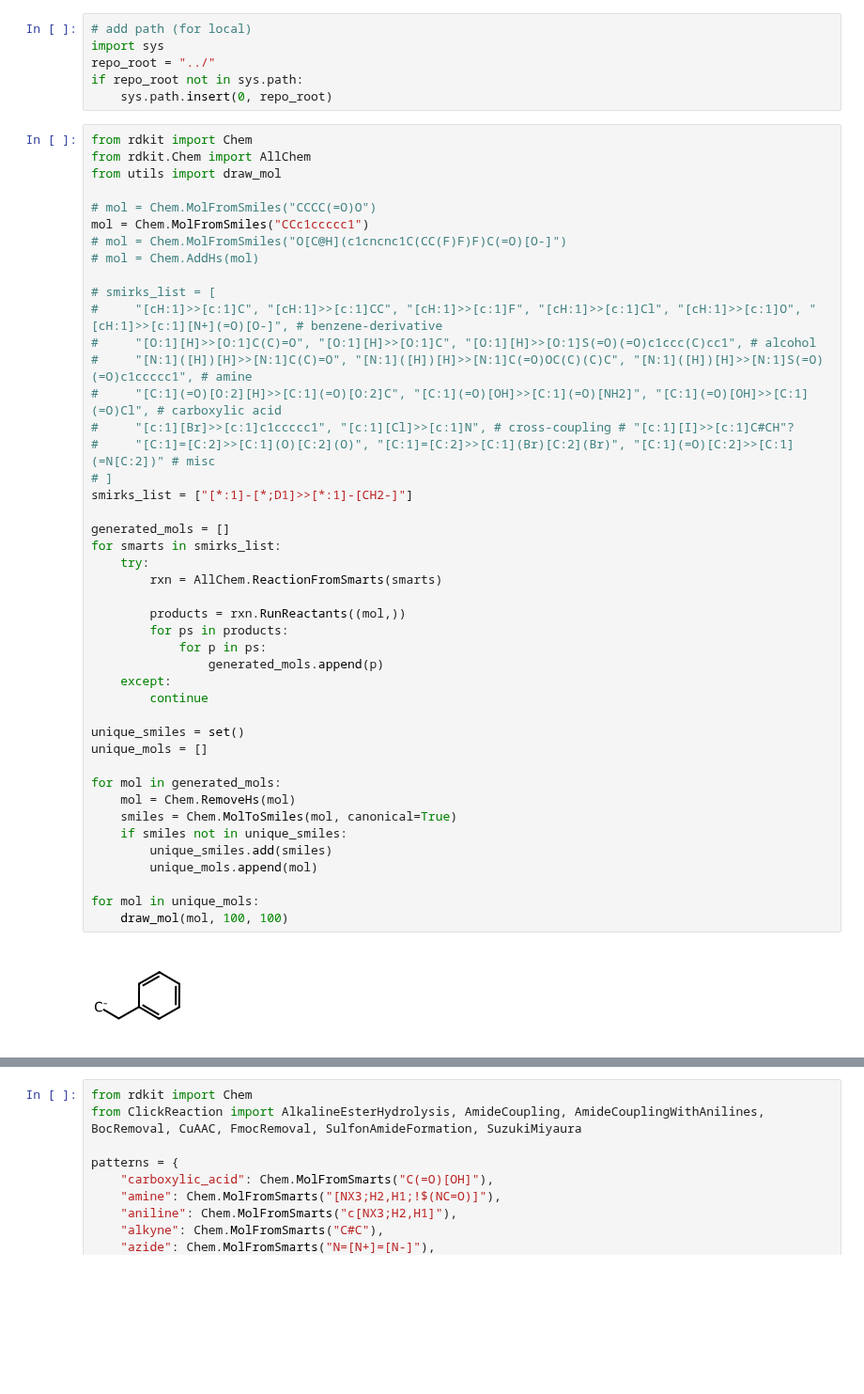
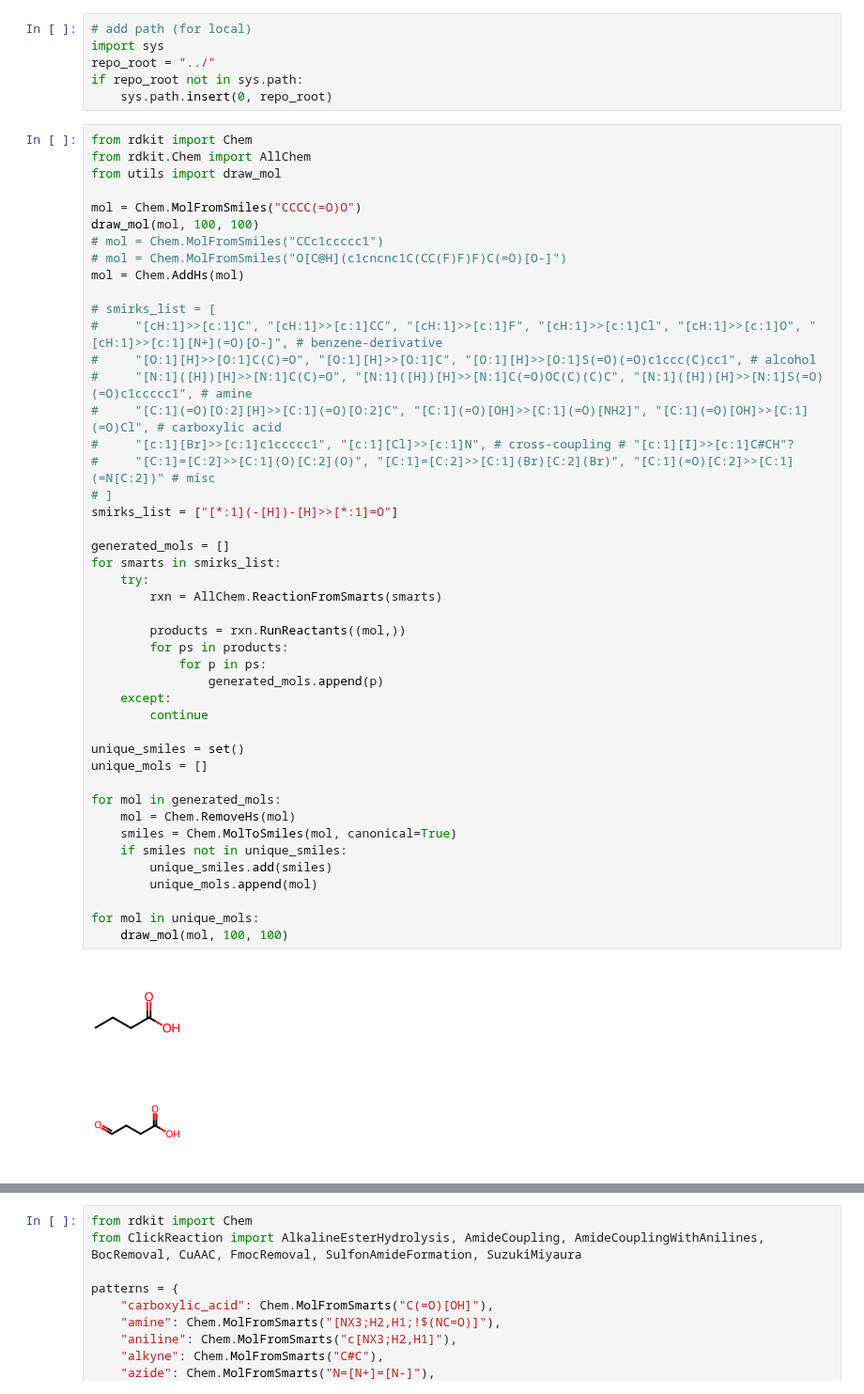
Before and after one commit to molecule-generator-collection/ChemTSv3, a Jupyter notebook: sandbox/test.ipynb, the cells around one changed output, grey strips where cells are left out. Shown at 94% size. Cells and saved outputs as stored; diff of their text form; blank space fills up the shorter version.

Commit message:
Add several rules to default SMIRKS list

```diff
--- a/sandbox/test.ipynb
+++ b/sandbox/test.ipynb
@@ -9,10 +9,11 @@ from rdkit import Chem
 from rdkit.Chem import AllChem
 from utils import draw_mol
 
-# mol = Chem.MolFromSmiles("CCCC(=O)O")
-mol = Chem.MolFromSmiles("CCc1ccccc1")
+mol = Chem.MolFromSmiles("CCCC(=O)O")
+draw_mol(mol, 100, 100)
+# mol = Chem.MolFromSmiles("CCc1ccccc1")
 # mol = Chem.MolFromSmiles("O[C@H](c1cncnc1C(CC(F)F)F)C(=O)[O-]")
-# mol = Chem.AddHs(mol)
+mol = Chem.AddHs(mol)
 
 # smirks_list = [
 #     "[cH:1]>>[c:1]C", "[cH:1]>>[c:1]CC", "[cH:1]>>[c:1]F", "[cH:1]>>[c:1]Cl", "[cH:1]>>[c:1]O", "[cH:1]>>[c:1][N+](=O)[O-]", # benzene-derivative
@@ -21,32 +22,33 @@ mol = Chem.MolFromSmiles("CCc1ccccc1")
 #     "[C:1](=O)[O:2][H]>>[C:1](=O)[O:2]C", "[C:1](=O)[OH]>>[C:1](=O)[NH2]", "[C:1](=O)[OH]>>[C:1](=O)Cl", # carboxylic acid
 #     "[c:1][Br]>>[c:1]c1ccccc1", "[c:1][Cl]>>[c:1]N", # cross-coupling # "[c:1][I]>>[c:1]C#CH"?
 #     "[C:1]=[C:2]>>[C:1](O)[C:2](O)", "[C:1]=[C:2]>>[C:1](Br)[C:2](Br)", "[C:1](=O)[C:2]>>[C:1](=N[C:2])" # misc
 # ]
-smirks_list = ["[*:1]-[*;D1]>>[*:1]-[CH2-]"]
+smirks_list = ["[*:1](-[H])-[H]>>[*:1]=O"]
 
 generated_mols = []
 for smarts in smirks_list:
     try:
         rxn = AllChem.ReactionFromSmarts(smarts)
 
         products = rxn.RunReactants((mol,))
         for ps in products:
             for p in ps:
                 generated_mols.append(p)
     except:
         continue
 
 unique_smiles = set()
 unique_mols = []
 
 for mol in generated_mols:
     mol = Chem.RemoveHs(mol)
     smiles = Chem.MolToSmiles(mol, canonical=True)
     if smiles not in unique_smiles:
         unique_smiles.add(smiles)
         unique_mols.append(mol)
 
 for mol in unique_mols:
     draw_mol(mol, 100, 100)
 # %% [output]
-[figure, old version]
+[figure, new version]
+[figure, added]
```
Also changed, not shown: parts of 1 cell of this notebook, 2 other files.
